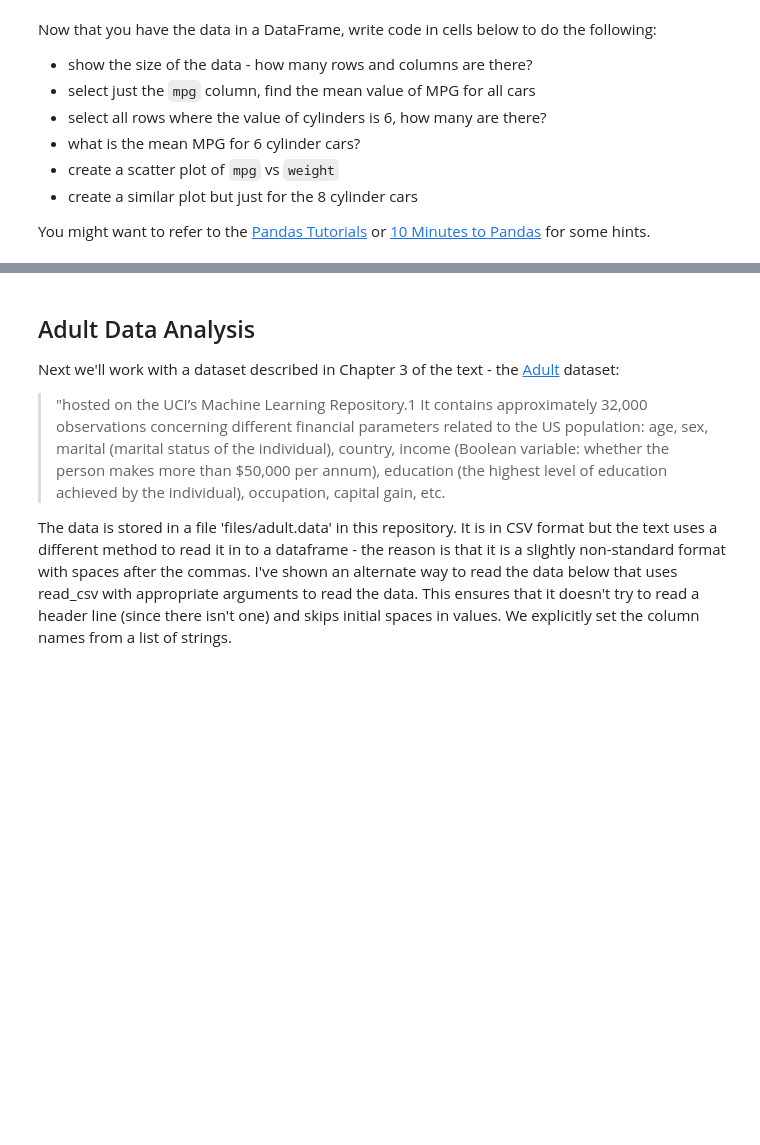
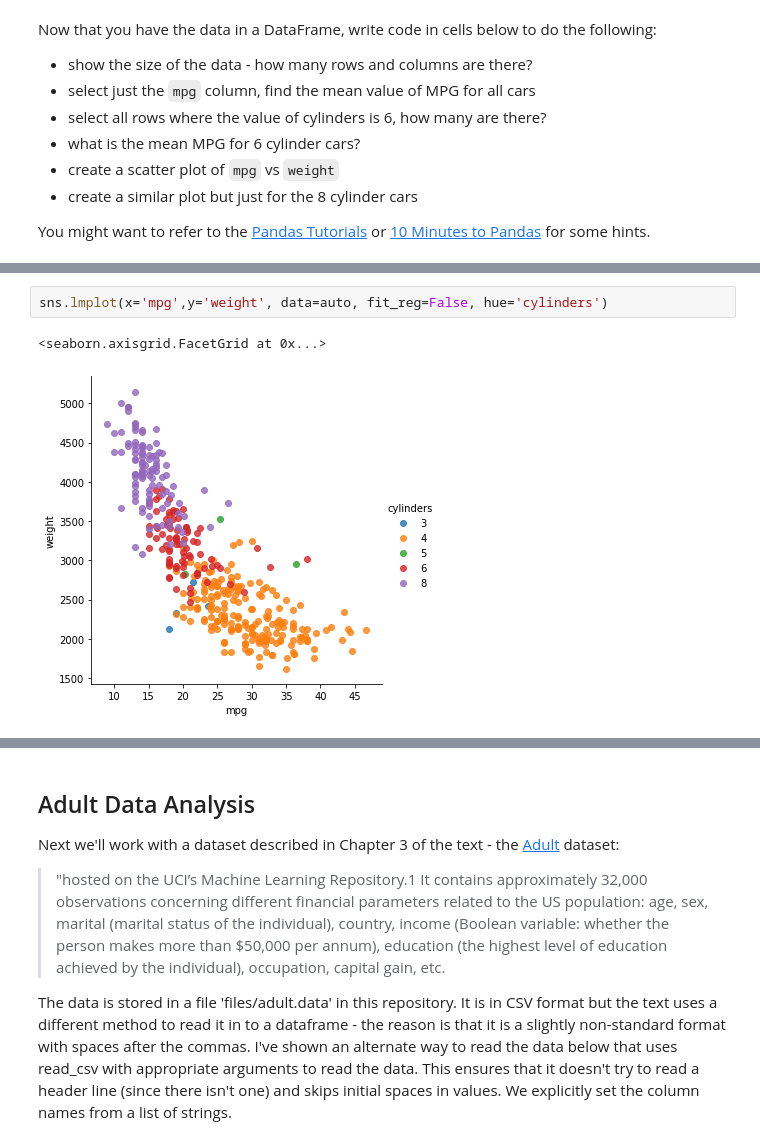
Before and after one commit to BinaryPogs/COMP257-Exercises, a Jupyter notebook: COMP257 Week 3.ipynb, the cells around one changed output, grey strips where cells are left out. Saved outputs shown, nothing was run; the diff lists cells and outputs as text; blank space fills up the shorter version.

```diff
--- a/COMP257 Week 3.ipynb
+++ b/COMP257 Week 3.ipynb
@@ -45,0 +56,5 @@ len(columns)
+# %%
+sns.lmplot(x='mpg',y='weight', data=auto, fit_reg=False, hue='cylinders')
+# %% [output]
+<seaborn.axisgrid.FacetGrid at 0x...>
+[figure, added]
```
Also changed, not shown: parts of 6 cells of this notebook.
